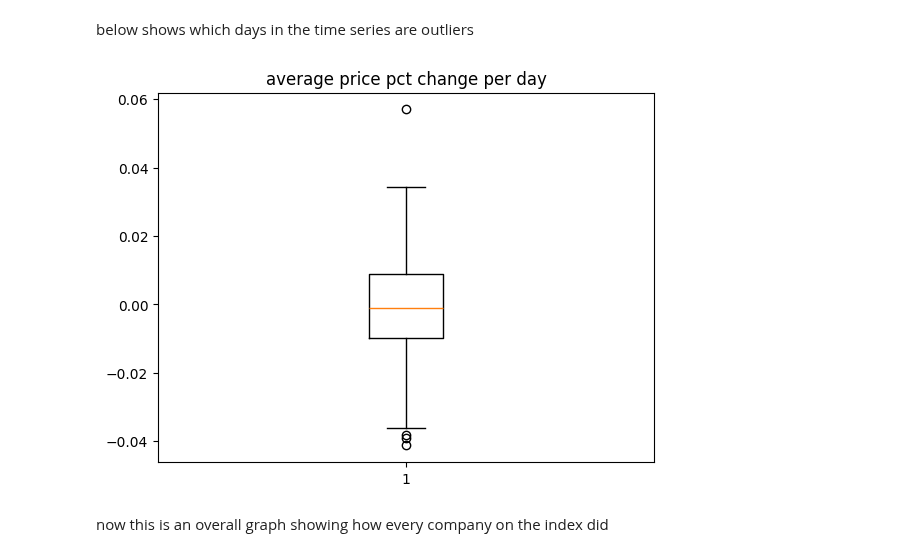
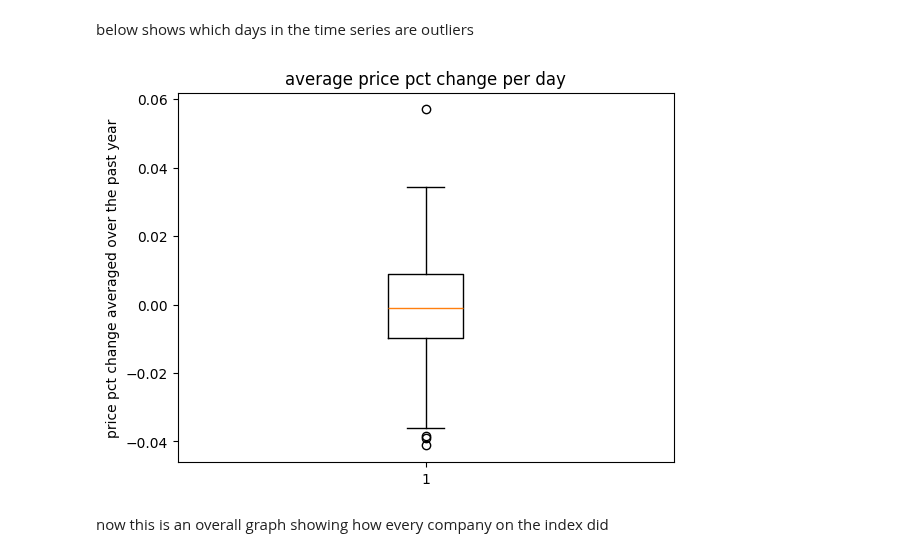
Before and after one commit to ktongk/BTT-JPMC-1, a Jupyter notebook: cluster_final.ipynb, the cells around one changed output. Saved outputs shown, nothing was run; the diff lists cells and outputs as text; code cells hidden in the pictures.

```diff
--- a/cluster_final.ipynb
+++ b/cluster_final.ipynb
@@ -144,13 +144,14 @@ below shows which days in the time series are outliers
 # %%
 df_price_plotting['average'] = df_price_plotting.mean(axis=1)
 #average across all companies per day
 # Creating plot
 plt.boxplot(df_price_plotting['average'])
 # show plot
 plt.title('average price pct change per day')
+plt.ylabel('price pct change averaged over the past year')
 plt.show()
 # %% [output]
-[figure, old version]
+[figure, new version]
 # %% [markdown]
 now this is an overall graph showing how every company on the index did
 # %%
```
Also changed, not shown: parts of 11 cells of this notebook.
